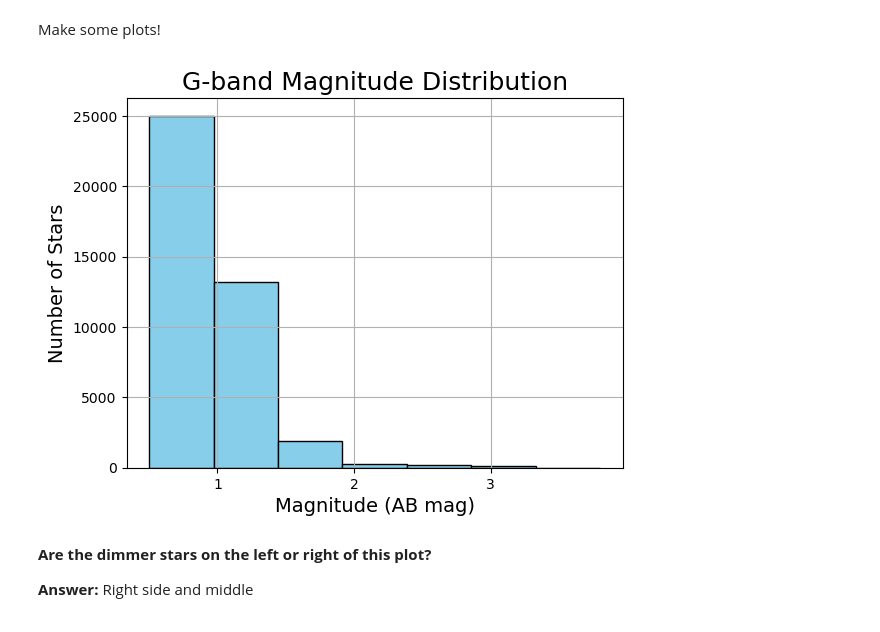
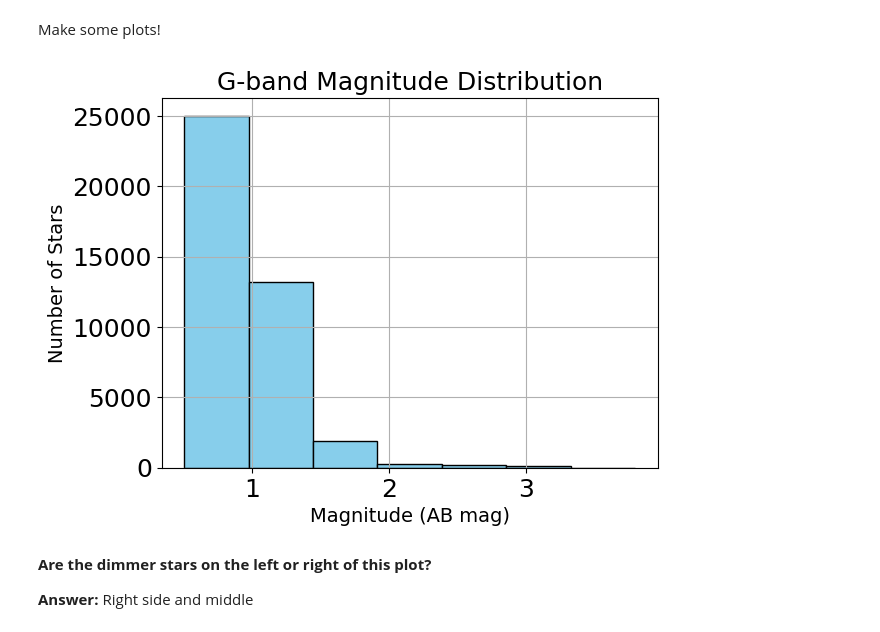
Before and after one commit to PrisonTeachingInitiative/CFR-2025, a Jupyter notebook: Astro/Blank/2 - Stars Pt3.ipynb, the cells around one changed output. Saved outputs shown, nothing was run; the diff lists cells and outputs as text; code cells hidden in the pictures.

```diff
--- a/Astro/Blank/2 - Stars Pt3.ipynb
+++ b/Astro/Blank/2 - Stars Pt3.ipynb
@@ -61,26 +61,26 @@ Make some plots!
 # %%
 # let's start by making a histogram of g
 
 import matplotlib.pyplot as plt
 
 
 
 # Create plot
 
 gband = data[["Mass [Solar Mass]"]]
 
 plt.hist(gband, bins=7,color='skyblue', edgecolor='black')
 
 plt.title("G-band Magnitude Distribution", fontsize=18)
 plt.xlabel("Magnitude (AB mag)", fontsize=14)   # X-axis:
 plt.ylabel("Number of Stars", fontsize=14)
 
-plt.rc('font', **{'family': 'Source Code Pro', 'size': 18})
+
 
 plt.grid(True)
 plt.show()
 # %% [output]
-[figure, old version]
+[figure, new version]
 # %% [markdown]
 **Are the dimmer stars on the left or right of this plot?**
 
```
Also changed, not shown: parts of 15 cells of this notebook.
